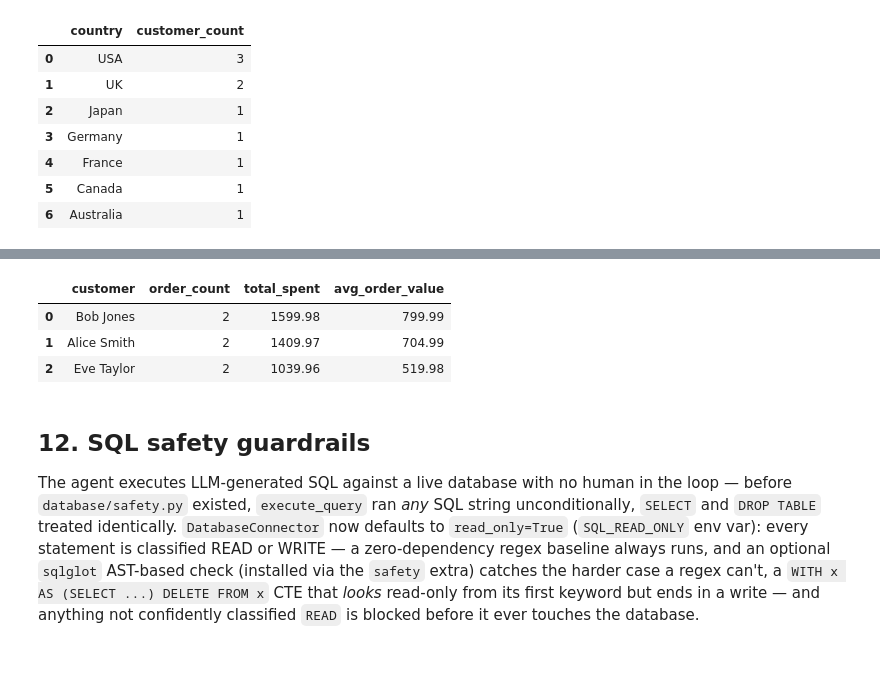
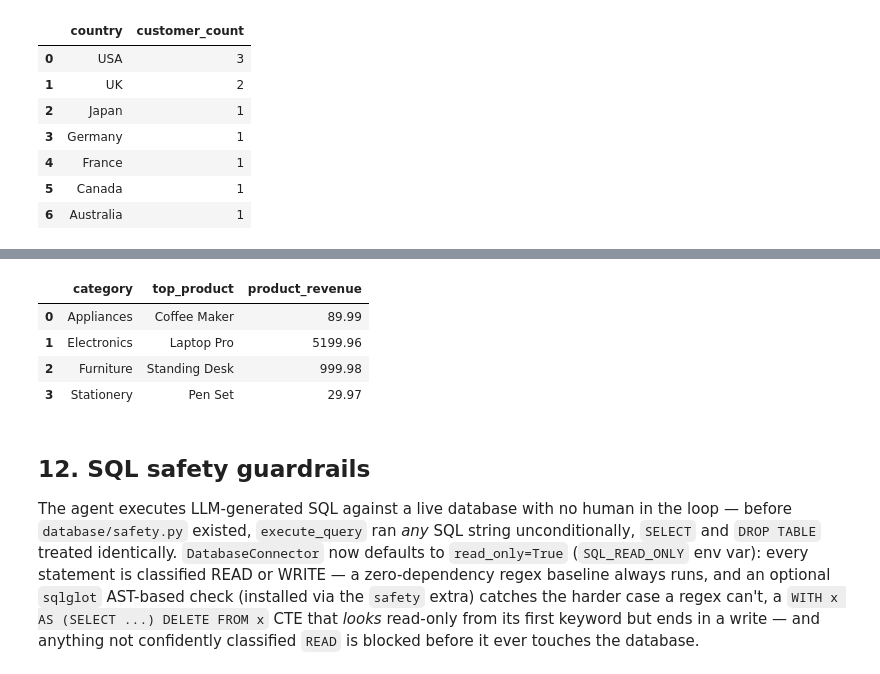
Before and after one commit to subrata-samanta/universal-text2sql, a Jupyter notebook: notebooks/01_end_to_end_walkthrough.ipynb, the cells around one changed output, grey strips where cells are left out. Cells and saved outputs as stored; diff of their text form; code cells hidden in the pictures.

```diff
--- a/notebooks/01_end_to_end_walkthrough.ipynb
+++ b/notebooks/01_end_to_end_walkthrough.ipynb
@@ -173,6 +189,15 @@ def llm_for(*responses: str) -> RunnableLambda:
     return sequence_llm(*responses)
 
 
+def llm_for_diverse(*responses: str, temperature: float = 0.7):
+    """Like `llm_for`, but requests a warmer real model -- see Section 10:
+    self-consistency needs temperature > 0 to produce genuinely different
+    candidates; get_llm()'s default (0.0) is deliberately deterministic."""
+    if USE_REAL_LLM:
+        return get_llm(temperature=temperature)
+    return sequence_llm(*responses)
+
+
 print("Mock LLM helpers ready.")
 # %% [output]
 Mock LLM helpers ready.
@@ -752,7 +792,7 @@ GROUP BY c.country
 ORDER BY total_spent DESC
 """.strip()
 
-self_consistency_llm = sequence_llm(
+self_consistency_llm = llm_for_diverse(
     "MODERATE",
     candidate_a,
     candidate_b,
@@ -778,9 +818,8 @@ for i, sql in enumerate(result_sc["sql_candidates"], 1):
     print(f"\n--- candidate {i} ---\n{sql}")
 
 print("\n" + "=" * 60)
-print("Winning SQL (the 2 candidates that AGREE ON THE RESULT beat the")
-print("1 candidate with a different result, regardless of which text the")
-print("LLM happened to produce first):\n")
+print("Winning SQL (whichever text the LARGEST group of candidates agree")
+print("on the RESULT of wins -- not whichever text came first):\n")
 print(result_sc["generated_sql"])
 result_sc["execution_result"]
 # %% [output]
@@ -834,47 +882,47 @@ stacking them would multiply cost further for unclear benefit.
 # %%
 sub_questions = [
-    "Compute each customer's total spend and order count",
-    "Rank customers by total spend, descending, and keep the top 3",
-    "Compute the average order value for each of the top 3 customers",
+    "Compute each product's total revenue (quantity times unit price, summed "
+    "across its order line items), grouped by product and category",
+    "For each category, find the maximum total revenue among its products",
+    "Identify which specific product achieved that maximum revenue in each "
+    "category, and report the category, product name, and revenue",
 ]
 
 step_1_sql = """
-SELECT customer_id, COUNT(*) AS order_count, SUM(total_amount) AS total_spent
-FROM orders
-GROUP BY customer_id
+SELECT p.product_id, p.category, p.name,
+       SUM(oi.quantity * oi.unit_price) AS product_revenue
+FROM order_items oi
+JOIN products p ON p.product_id = oi.product_id
+GROUP BY p.product_id, p.category, p.name
 """.strip()
 
 step_2_sql = """
-SELECT customer_id, order_count, total_spent
+SELECT category, MAX(product_revenue) AS max_revenue
 FROM step_1
-ORDER BY total_spent DESC
-LIMIT 3
+GROUP BY category
 """.strip()
 
 # The FINAL step returns a complete SELECT (no leading WITH) and may
 # reference the earlier steps' aliases as if they were ordinary tables.
 step_3_sql = """
-SELECT c.first_name || ' ' || c.last_name AS customer,
-       s2.order_count,
-       s2.total_spent,
-       ROUND(s2.total_spent * 1.0 / s2.order_count, 2) AS avg_order_value
-FROM step_2 s2
-JOIN customers c ON c.customer_id = s2.customer_id
-ORDER BY s2.total_spent DESC
+SELECT step_1.category, step_1.name AS top_product, step_1.product_revenue
+FROM step_1
+JOIN step_2 ON step_2.category = step_1.category AND step_2.max_revenue = step_1.product_revenue
+ORDER BY step_1.category
 """.strip()
 
-decomposition_llm = sequence_llm(
-    "COMPLEX",                       # classify_complexity
-    json.dumps(sub_questions),       # decompose_sql's planning call
-    step_1_sql,                      # decompose_sql's sub-question 1
-    step_2_sql,                      # decompose_sql's sub-question 2
-    step_3_sql,                      # decompose_sql's sub-question 3 (final)
-    "VALID",                         # validate_result
-    "Here are the top 3 customers by total spend, with their average order value.",  # format_answer
+decomposition_llm = llm_for(
+    "COMPLEX",                        # classify_complexity
+    json.dumps(sub_questions),        # decompose_sql's planning call
+    step_1_sql,                       # decompose_sql's sub-question 1
+    step_2_sql,                       # decompose_sql's sub-question 2
+    step_3_sql,                       # decompose_sql's sub-question 3 (final)
+    "VALID",                          # validate_result
+    "Here is the top-revenue product in each category.",  # format_answer
 )
 
 result_decomp = run_query(
-    question="Who are the top 3 customers by total spend, and what's their average order value?",
+    question="For each product category, which single product generated the most total revenue, and how much was that?",
     connector=connector,
     schema=schema,
     memory=QueryMemory(enabled=False),
@@ -885,11 +933,22 @@ result_decomp = run_query(
     enable_query_decomposition=True,
 )
 
-print("Planned sub-questions:")
-for i, q in enumerate(result_decomp["sub_questions"], 1):
-    print(f"  {i}. {q}")
+print(f"Classified complexity: {result_decomp['complexity']}")
 
-print("\nComposed SQL (three fragments stitched together as CTEs):\n")
+if result_decomp["sub_questions"]:
+    print(f"\nDecomposition fired -- {len(result_decomp['sub_questions'])} planned sub-question(s):")
+    for i, q in enumerate(result_decomp["sub_questions"], 1):
+        print(f"  {i}. {q}")
+    print("\nComposed SQL (fragments stitched together as CTEs):\n")
+else:
+    print(
+        "\nDecomposition did NOT fire this run -- either the classifier didn't judge"
+        "\nthis question COMPLEX enough, or the planning step itself didn't produce"
+        "\nusable sub-questions, in which case decompose_sql safely falls back to"
+        "\nordinary single-shot generation rather than ever emitting broken SQL."
+        "\nBoth outcomes are legitimate; the SQL below is whichever path actually ran:\n"
+    )
+
 print(result_decomp["generated_sql"])
 result_decomp["execution_result"]
 # %% [output]
@@ -913,7 +972,8 @@ ORDER BY s2.total_spent DESC
-|  | customer | order_count | total_spent | avg_order_value |
-| 0 | Bob Jones | 2 | 1599.98 | 799.99 |
-| 1 | Alice Smith | 2 | 1409.97 | 704.99 |
-| 2 | Eve Taylor | 2 | 1039.96 | 519.98 |
+|  | category | top_product | product_revenue |
+| 0 | Appliances | Coffee Maker | 89.99 |
+| 1 | Electronics | Laptop Pro | 5199.96 |
+| 2 | Furniture | Standing Desk | 999.98 |
+| 3 | Stationery | Pen Set | 29.97 |
 # %% [markdown]
 ## 12. SQL safety guardrails
 
```
Also changed, not shown: parts of 13 cells of this notebook.
